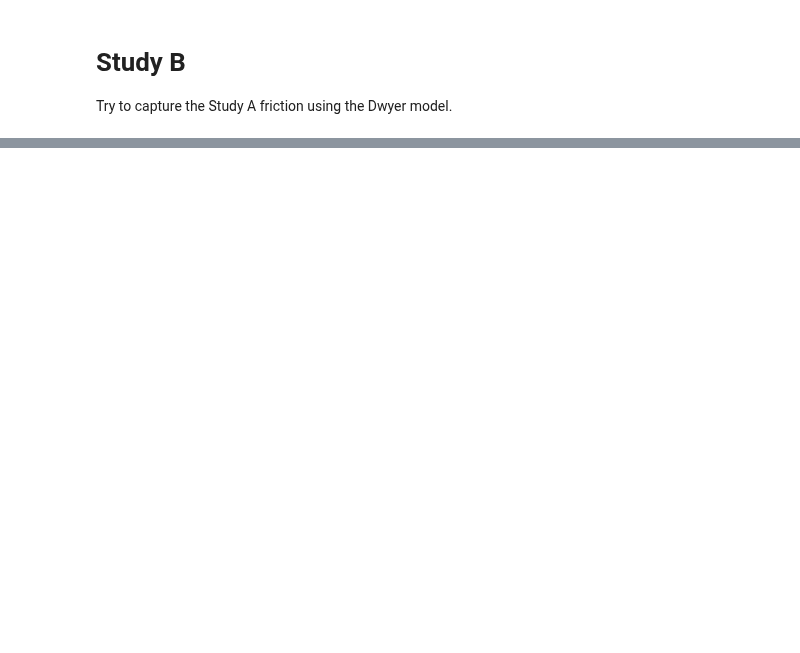
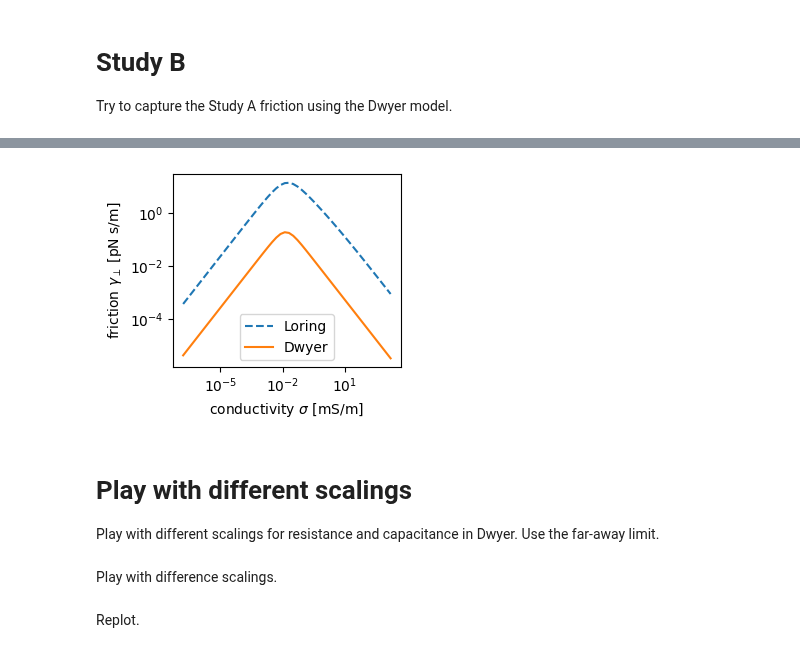
Before and after one commit to Marohn-Group/dissipationtheory, a Jupyter notebook: development/dissipation-theory--Study-10.ipynb, the cells around one changed output, grey strips where cells are left out. Saved outputs shown, nothing was run; the diff lists cells and outputs as text; code cells hidden in the pictures; blank space fills up the shorter version.

Commit message:
development/dissipation-theory--Study-11.ipynb: Explore my mapping of Dwyer theory onto Lekkala and Loring theory.

```diff
--- a/development/dissipation-theory--Study-10.ipynb
+++ b/development/dissipation-theory--Study-10.ipynb
@@ -163,0 +173,37 @@ plt.show()
+# %%
+d_array = ureg.Quantity(np.array([(d + r).to('m').magnitude]), 'm')
+c0 = CsphereOverSemi(0, d_array, r, epsilons.real, nterm=20)
+c1 = CsphereOverSemi(1, d_array, r, epsilons.real, nterm=20)
+# %%
+Rs = (hs /(sigma * np.pi * (d+r)**2)).to('ohm')
+Cs = ((epsilon0 * 3.4 * np.pi * (d+r)**2)/hs).to('F')
+omega = (2 * np.pi * fc).to('1/s')
+gamma2 = (c1**2 * Vts**2 * Rs)/(1 + (omega * Rs * (c0 + Cs))**2)
+# %%
+fig = plt.figure(figsize=(3.25, 2.75))
+
+plt.loglog(
+    result1['sigma'].to('(millisiemens/m)').magnitude,
+    result1['gamma'].to('pN s/m').magnitude,
+    '--', label='Loring')
+
+plt.loglog(
+    sigma.to('(millisiemens/m)').magnitude,
+    gamma2.to('pN s/m').magnitude,
+    '-', label='Dwyer')
+
+plt.xlabel('conductivity $\sigma$ [mS/m]')
+plt.ylabel('friction $\gamma_{\perp}$ [pN s/m]')
+plt.legend()
+plt.tight_layout()
+
+plt.savefig(THIS + '--Fig-2b.png', dpi=300)
+plt.savefig(THIS + '--Fig-2b.pdf')
+
+plt.show()
+# %% [output]
+[figure, added]
+# %% [markdown]
+# Play with different scalings
+
+Play with different scalings for resistance and capacitance in Dwyer.  Use the far-away limit.
@@ -163,0 +214,2 @@ plt.show()
+# %% [markdown]
+Play with difference scalings.
@@ -163,0 +221,2 @@ plt.show()
+# %% [markdown]
+Replot.
```
Also changed, not shown: parts of 14 cells of this notebook, 15 other files.
